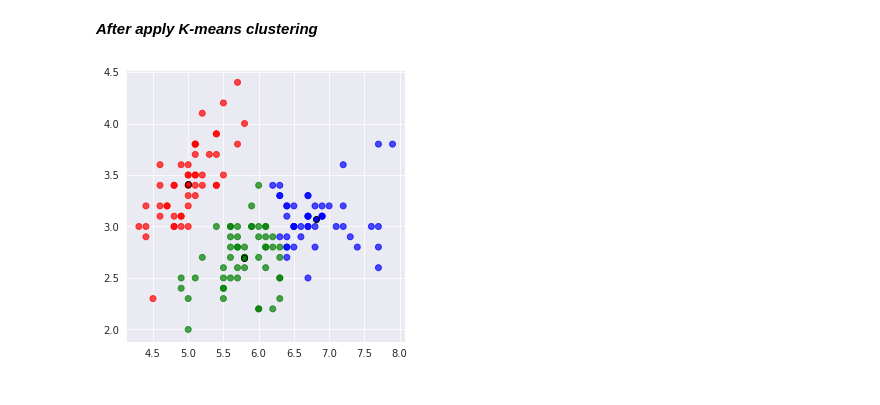
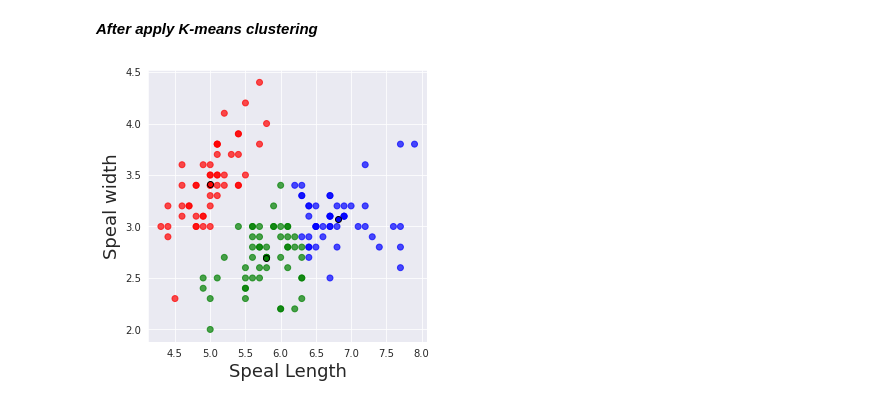
Before and after one commit to ishancoderr/3D_modeling, a Jupyter notebook: K_means_Clustering.ipynb, the cells around one changed output. Cells and saved outputs as stored; diff of their text form; code cells hidden in the pictures.

```diff
--- a/K_means_Clustering.ipynb
+++ b/K_means_Clustering.ipynb
@@ -190,7 +187,0 @@ df.head()
-# %%
-fig = plt.figure(figsize=(5, 5))
-plt.scatter(df['x'], df['y'], color=df['color'], alpha=0.7)
-for i in centroids.keys():
-    plt.scatter(*centroids[i], color=colmap[i], edgecolor='k')
-
-plt.show()
@@ -214,9 +203,10 @@ plt.show()
 # %%
 fig = plt.figure(figsize=(5, 5))
 plt.scatter(df['x'], df['y'], color=df['color'], alpha=0.7)
 for i in centroids.keys():
     plt.scatter(*centroids[i], color=colmap[i], edgecolor='k')
-
+plt.xlabel('Speal Length', fontsize=18)
+plt.ylabel('Speal width', fontsize=18)
 plt.show()
 # %% [output]
-[figure, old version]
+[figure, new version]
```
Also changed, not shown: parts of 2 cells of this notebook.
